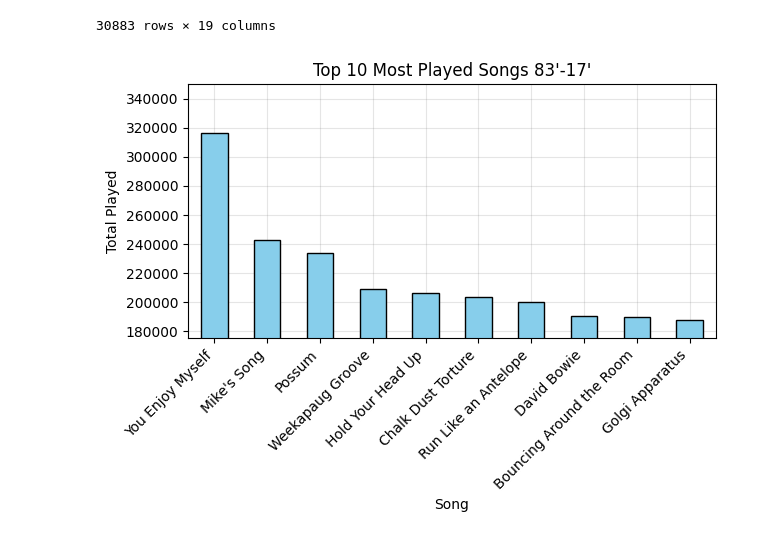
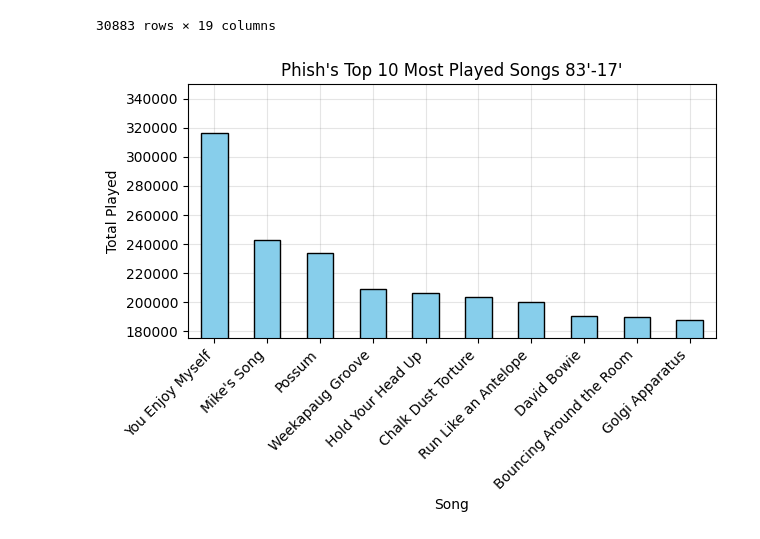
Before and after one commit to jessicastaggs/phish_setlist_analysis, a Jupyter notebook: phish_setlist_analysis_notebook.ipynb, the cells around one changed output. Drawn from its saved outputs; the diff is of its cells as text; code cells hidden in the pictures.

```diff
--- a/phish_setlist_analysis_notebook.ipynb
+++ b/phish_setlist_analysis_notebook.ipynb
@@ -57,21 +57,21 @@ df.drop(columns = ['duration_show', 'like_count_show','id_song', 'id_show', 'id_
 # %%
 #Top 10 Most Played Songs Bar Chart
 
 top_songs = df.groupby('song')['total_times_played'].sum().nlargest(10)
 # Create the bar plot
 top_songs.plot(kind='bar', color='skyblue', edgecolor='black')
 # Set the title and labels
-plt.title("Top 10 Most Played Songs 83'-17'")
+plt.title("Phish's Top 10 Most Played Songs 83'-17'")
 plt.xlabel('Song')
 plt.ylabel('Total Played')
 plt.xticks(rotation=45, ha='right') # Rotate x-axis labels for better readability
 plt.ylim(175000, 350000) # Adjust the y-axis limits
 # Add a semi-transparent grid
 plt.grid(True, linestyle='-', color='gray', alpha=0.2)  # Adjust alpha for transparency
 
 # Ensure grid lines are behind the bars
 plt.gca().set_axisbelow(True)
 plt.tight_layout() # Adjust layout to prevent clipping
 plt.show() # Display the plot
 # %% [output]
-[figure, old version]
+[figure, new version]
```
Also changed, not shown: parts of 1 cell of this notebook.
